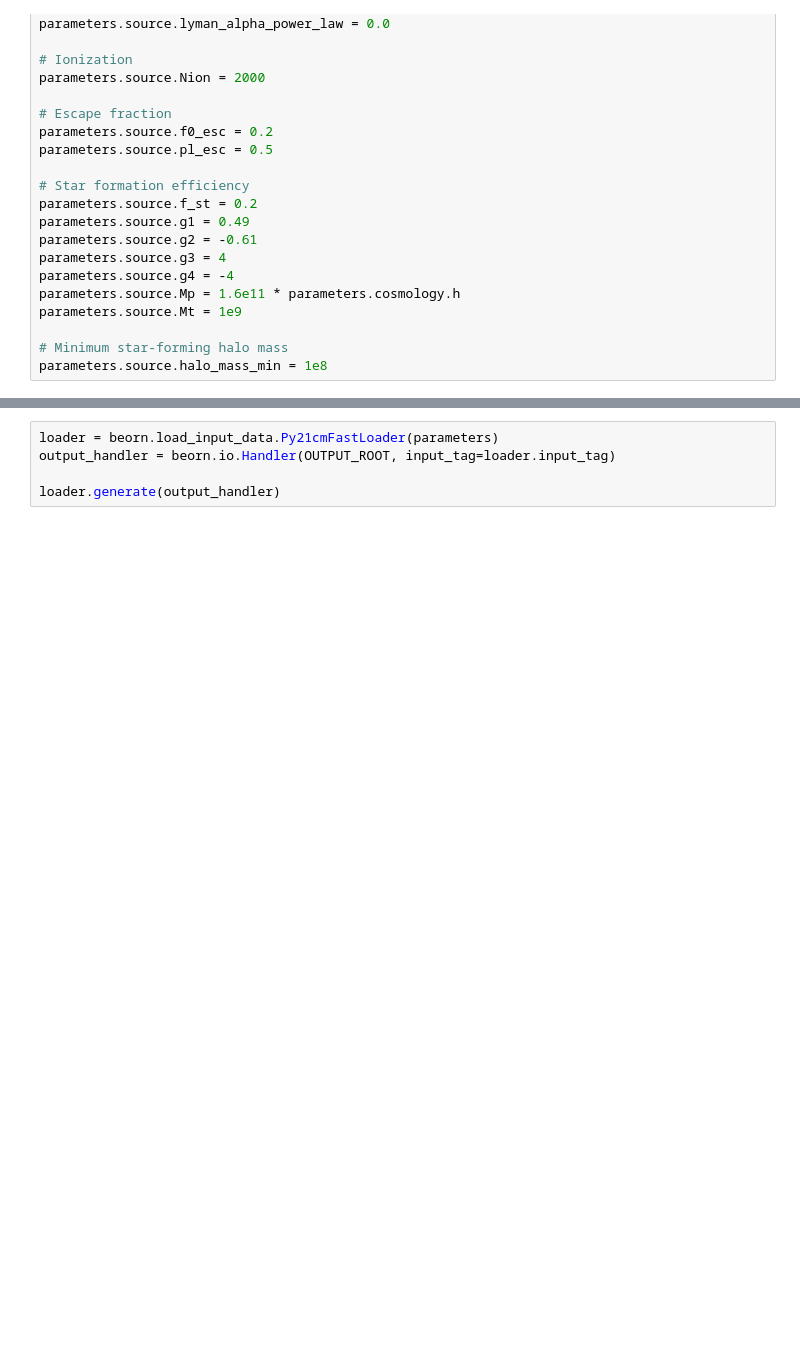
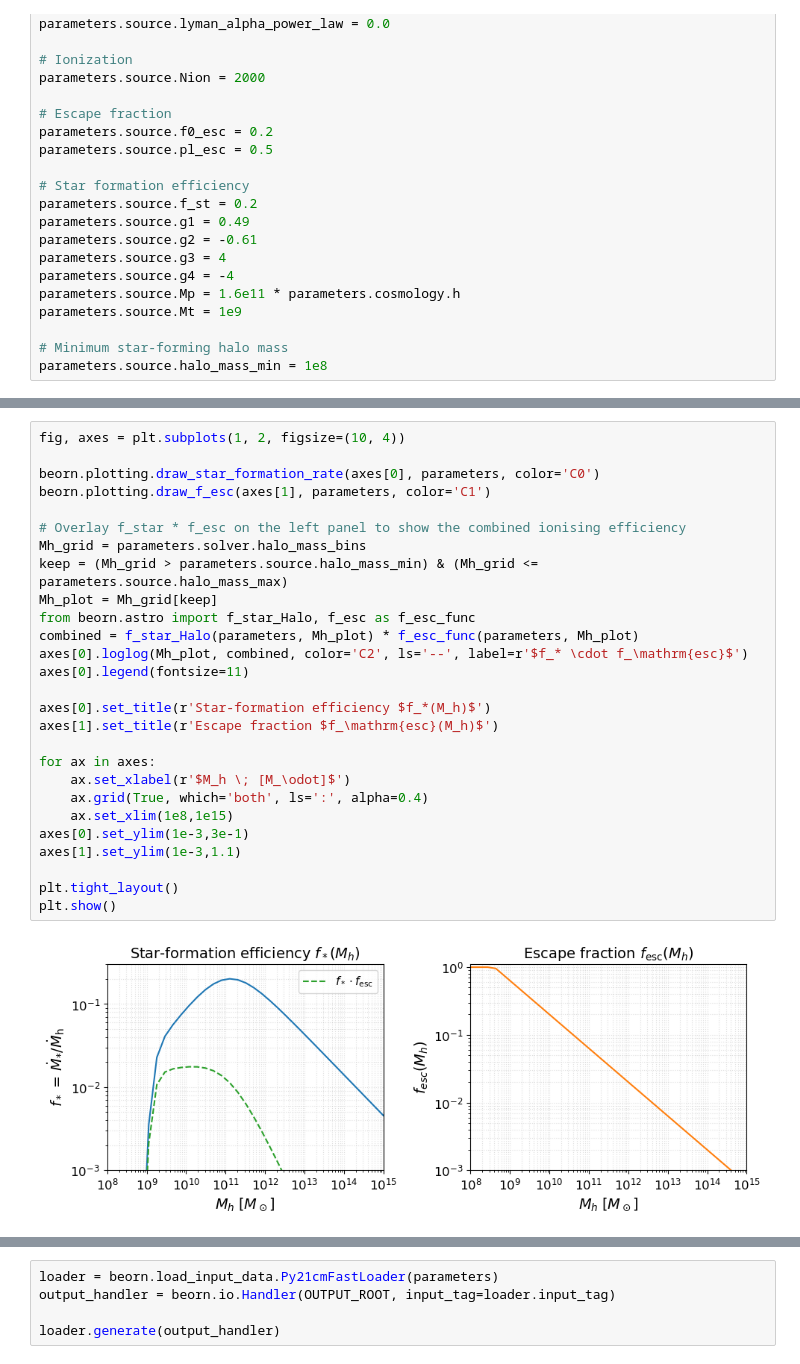
Before and after one commit to cosmic-reionization/BEoRN, a Jupyter notebook: examples/21cmfast_halos.ipynb, the cells around one changed output, grey strips where cells are left out. Saved outputs shown, nothing was run; the diff lists cells and outputs as text; blank space fills up the shorter version.

```diff
--- a/examples/21cmfast_halos.ipynb
+++ b/examples/21cmfast_halos.ipynb
@@ -110,0 +120,29 @@ parameters.source.halo_mass_min = 1e8
+# %%
+fig, axes = plt.subplots(1, 2, figsize=(10, 4))
+
+beorn.plotting.draw_star_formation_rate(axes[0], parameters, color='C0')
+beorn.plotting.draw_f_esc(axes[1], parameters, color='C1')
+
+# Overlay f_star * f_esc on the left panel to show the combined ionising efficiency
+Mh_grid = parameters.solver.halo_mass_bins
+keep = (Mh_grid > parameters.source.halo_mass_min) & (Mh_grid <= parameters.source.halo_mass_max)
+Mh_plot = Mh_grid[keep]
+from beorn.astro import f_star_Halo, f_esc as f_esc_func
+combined = f_star_Halo(parameters, Mh_plot) * f_esc_func(parameters, Mh_plot)
+axes[0].loglog(Mh_plot, combined, color='C2', ls='--', label=r'$f_* \cdot f_\mathrm{esc}$')
+axes[0].legend(fontsize=11)
+
+axes[0].set_title(r'Star-formation efficiency $f_*(M_h)$')
+axes[1].set_title(r'Escape fraction $f_\mathrm{esc}(M_h)$')
+
+for ax in axes:
+    ax.set_xlabel(r'$M_h \; [M_\odot]$')
+    ax.grid(True, which='both', ls=':', alpha=0.4)
+    ax.set_xlim(1e8,1e15)
+axes[0].set_ylim(1e-3,3e-1)
+axes[1].set_ylim(1e-3,1.1)
+
+plt.tight_layout()
+plt.show()
+# %% [output]
+[figure, added]
```
Also changed, not shown: parts of 9 cells of this notebook, 1 other file.
